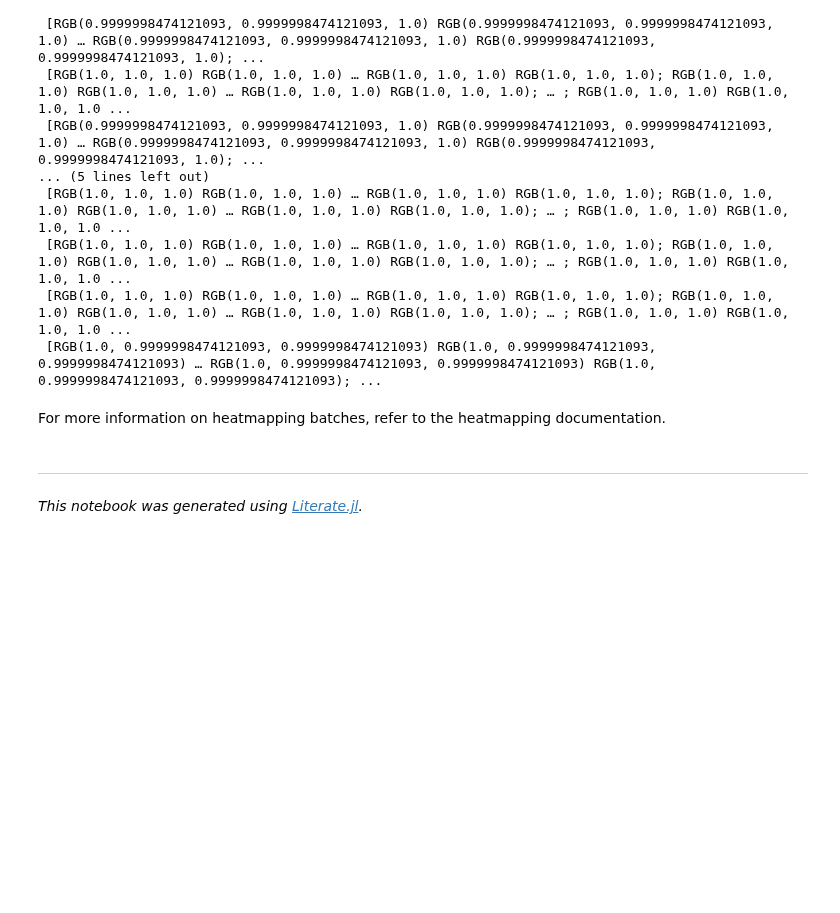
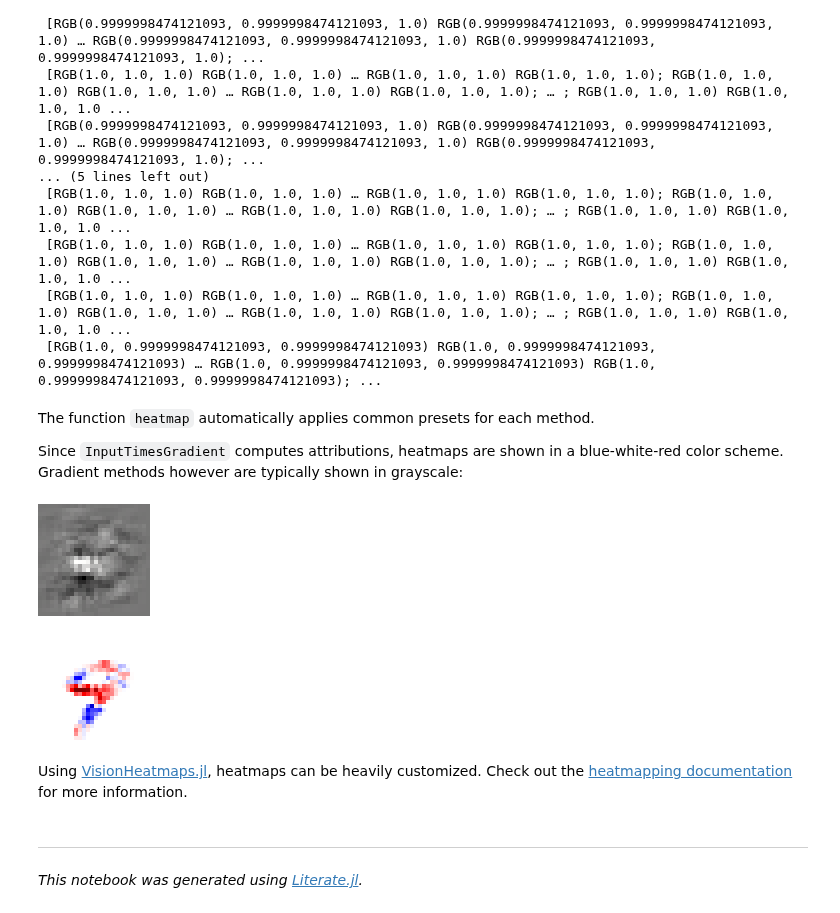
Before and after one commit to Julia-XAI/ExplainableAI.jl, a Jupyter notebook: dev/generated/example.ipynb, the cells around one changed output. Cells and saved outputs as stored; diff of their text form; code cells hidden in the pictures; blank space fills up the shorter version.

```diff
--- a/dev/generated/example.ipynb
+++ b/dev/generated/example.ipynb
@@ -158,9 +155,26 @@ heatmap(expl)
  [RGB(1.0, 1.0, 1.0) RGB(1.0, 1.0, 1.0) … RGB(1.0, 1.0, 1.0) RGB(1.0, 1.0, 1.0); RGB(1.0, 1.0, 1.0) RGB(1.0, 1.0, 1.0) … RGB(1.0, 1.0, 1.0) RGB(1.0, 1.0, 1.0); … ; RGB(1.0, 1.0, 1.0) RGB(1.0, 1.0, 1.0 ...
  [RGB(1.0, 1.0, 1.0) RGB(1.0, 1.0, 1.0) … RGB(1.0, 1.0, 1.0) RGB(1.0, 1.0, 1.0); RGB(1.0, 1.0, 1.0) RGB(1.0, 1.0, 1.0) … RGB(1.0, 1.0, 1.0) RGB(1.0, 1.0, 1.0); … ; RGB(1.0, 1.0, 1.0) RGB(1.0, 1.0, 1.0 ...
  [RGB(1.0, 0.9999998474121093, 0.9999998474121093) RGB(1.0, 0.9999998474121093, 0.9999998474121093) … RGB(1.0, 0.9999998474121093, 0.9999998474121093) RGB(1.0, 0.9999998474121093, 0.9999998474121093); ...
-# %% [markdown]
-For more information on heatmapping batches,
-refer to the heatmapping documentation.
+# %% [markdown]
+The function `heatmap` automatically applies common presets for each method.
+
+Since `InputTimesGradient` computes attributions,
+heatmaps are shown in a blue-white-red color scheme.
+Gradient methods however are typically shown in grayscale:
+# %%
+analyzer = Gradient(model)
+heatmap(input, analyzer)
+# %% [output]
+[figure, added]
+# %%
+analyzer = InputTimesGradient(model)
+heatmap(input, analyzer)
+# %% [output]
+[figure, added]
+# %% [markdown]
+Using [VisionHeatmaps.jl](https://julia-xai.github.io/XAIDocs/VisionHeatmaps/stable/),
+heatmaps can be heavily customized.
+Check out the [heatmapping documentation](https://julia-xai.github.io/XAIDocs/VisionHeatmaps/stable/) for more information.
 # %% [markdown]
 ---
 
```
Also changed, not shown: parts of 3 cells of this notebook, 17 other files.
